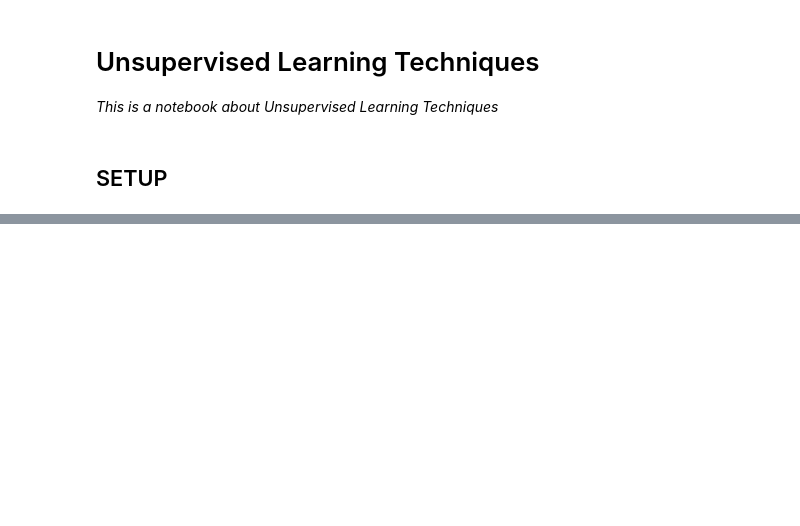
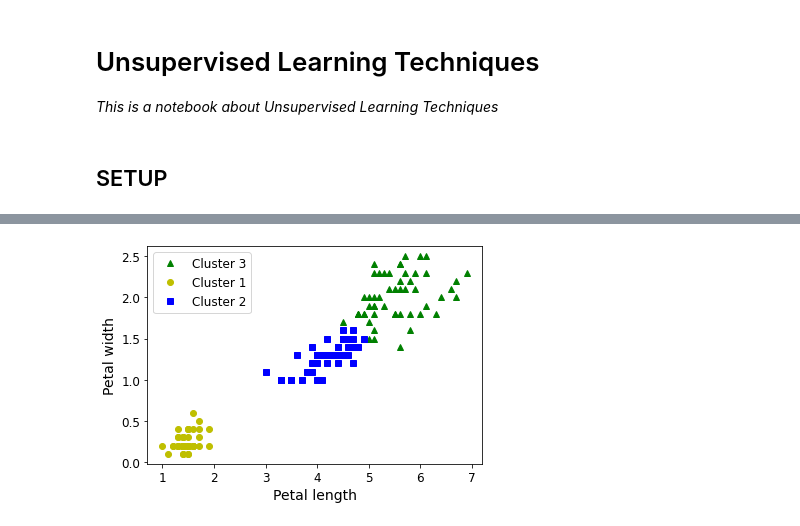
Before and after one commit to minhngt62/handson-ml, a Jupyter notebook: Chapter 9 - Unsupervised Learning.ipynb, the cells around one changed output, grey strips where cells are left out. Cells and saved outputs as stored; diff of their text form; code cells hidden in the pictures; blank space fills up the shorter version.

```diff
--- a/Chapter 9 - Unsupervised Learning.ipynb
+++ b/Chapter 9 - Unsupervised Learning.ipynb
@@ -43,0 +80,3 @@ def save_fig(fig_id, tight_layout=True, fig_extension="png", resolution=300):
+# %%
+# Train a Gaussian mixture model on the iris dataset
+y_pred = GaussianMixture(n_components=3, random_state=42).fit(X).predict(X)
@@ -43,0 +93,11 @@ def save_fig(fig_id, tight_layout=True, fig_extension="png", resolution=300):
+# %%
+# Plot the clusters from the Gaussian mixture model
+plt.plot(X[y_pred==0, 2], X[y_pred==0, 3], "g^", label="Cluster 3")
+plt.plot(X[y_pred==1, 2], X[y_pred==1, 3], "yo", label="Cluster 1")
+plt.plot(X[y_pred==2, 2], X[y_pred==2, 3], "bs", label="Cluster 2")
+plt.xlabel("Petal length", fontsize=14)
+plt.ylabel("Petal width", fontsize=14)
+plt.legend(loc="upper left", fontsize=12)
+plt.show()
+# %% [output]
+[figure, added]
```
Also changed, not shown: parts of 5 cells of this notebook, 1 other file.
